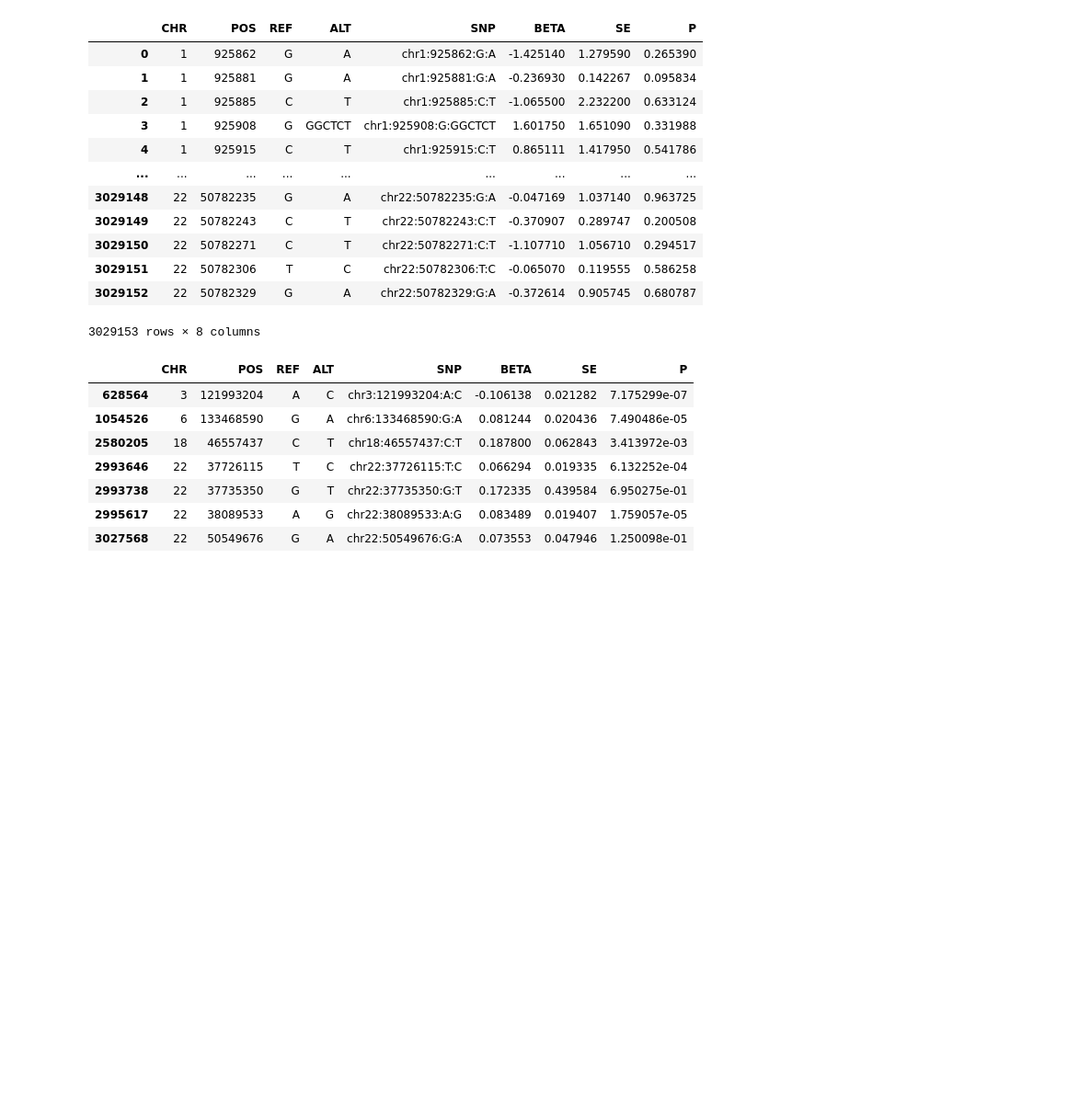
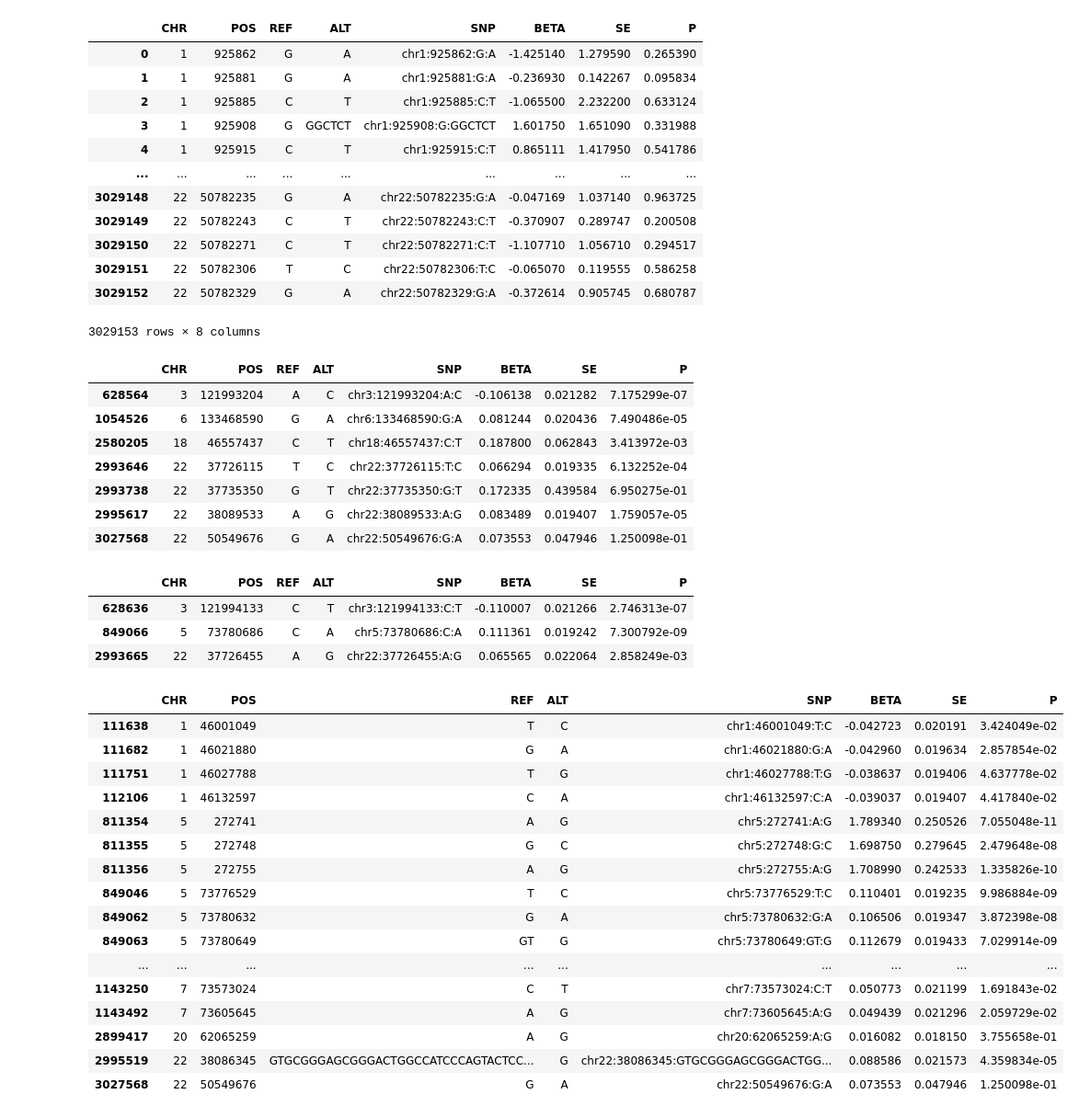
Before and after one commit to statgenetics/UKBB_GWAS_dev, a Jupyter notebook: workflow/030722_GenexNoise_interaction.ipynb, the cells around one changed output. Shown at 92% size. Cells and saved outputs as stored; diff of their text form; code cells hidden in the pictures; blank space fills up the shorter version.

```diff
--- a/workflow/030722_GenexNoise_interaction.ipynb
+++ b/workflow/030722_GenexNoise_interaction.ipynb
@@ -3243,6 +3263,34 @@ stat[stat["SNP"].isin(knownvar["varID_hg38"].to_list())]
 | 2993738 | 22 | 37735350 | G | T | chr22:37735350:G:T | 0.172335 | 0.439584 | 6.950275e-01 |
 | 2995617 | 22 | 38089533 | A | G | chr22:38089533:A:G | 0.083489 | 0.019407 | 1.759057e-05 |
 | 3027568 | 22 | 50549676 | G | A | chr22:50549676:G:A | 0.073553 | 0.047946 | 1.250098e-01 |
+# %%
+stat[stat["SNP"].isin(knownvar["varID_hg38_flip"].to_list())]
+# %% [output]
+|  | CHR | POS | REF | ALT | SNP | BETA | SE | P |
+| 628636 | 3 | 121994133 | C | T | chr3:121994133:C:T | -0.110007 | 0.021266 | 2.746313e-07 |
+| 849066 | 5 | 73780686 | C | A | chr5:73780686:C:A | 0.111361 | 0.019242 | 7.300792e-09 |
+| 2993665 | 22 | 37726455 | A | G | chr22:37726455:A:G | 0.065565 | 0.022064 | 2.858249e-03 |
+# %%
+snplist = pd.read_csv("~/UKBiobank/results/REGENIE_results/results_exome_data/051722_interaction_sex/vairants_of_interest.txt",header=None)[0].to_list()
+stat[stat["SNP"].isin(snplist)]
+# %% [output]
+|  | CHR | POS | REF | ALT | SNP | BETA | SE | P |
+| 111638 | 1 | 46001049 | T | C | chr1:46001049:T:C | -0.042723 | 0.020191 | 3.424049e-02 |
+| 111682 | 1 | 46021880 | G | A | chr1:46021880:G:A | -0.042960 | 0.019634 | 2.857854e-02 |
+| 111751 | 1 | 46027788 | T | G | chr1:46027788:T:G | -0.038637 | 0.019406 | 4.637778e-02 |
+| 112106 | 1 | 46132597 | C | A | chr1:46132597:C:A | -0.039037 | 0.019407 | 4.417840e-02 |
+| 811354 | 5 | 272741 | A | G | chr5:272741:A:G | 1.789340 | 0.250526 | 7.055048e-11 |
+| 811355 | 5 | 272748 | G | C | chr5:272748:G:C | 1.698750 | 0.279645 | 2.479648e-08 |
+| 811356 | 5 | 272755 | A | G | chr5:272755:A:G | 1.708990 | 0.242533 | 1.335826e-10 |
+| 849046 | 5 | 73776529 | T | C | chr5:73776529:T:C | 0.110401 | 0.019235 | 9.986884e-09 |
+| 849062 | 5 | 73780632 | G | A | chr5:73780632:G:A | 0.106506 | 0.019347 | 3.872398e-08 |
+| 849063 | 5 | 73780649 | GT | G | chr5:73780649:GT:G | 0.112679 | 0.019433 | 7.029914e-09 |
+| ... | ... | ... | ... | ... | ... | ... | ... | ... |
+| 1143250 | 7 | 73573024 | C | T | chr7:73573024:C:T | 0.050773 | 0.021199 | 1.691843e-02 |
+| 1143492 | 7 | 73605645 | A | G | chr7:73605645:A:G | 0.049439 | 0.021296 | 2.059729e-02 |
+| 2899417 | 20 | 62065259 | A | G | chr20:62065259:A:G | 0.016082 | 0.018150 | 3.755658e-01 |
+| 2995519 | 22 | 38086345 | GTGCGGGAGCGGGACTGGCCATCCCAGTACTCC... | G | chr22:38086345:GTGCGGGAGCGGGACTGG... | 0.088586 | 0.021573 | 4.359834e-05 |
+| 3027568 | 22 | 50549676 | G | A | chr22:50549676:G:A | 0.073553 | 0.047946 | 1.250098e-01 |
 # %%
 result = knownvar.merge(stat[["SNP","P"]], how="left",left_on="varID_hg38",right_on="SNP")
 result = result.drop(["SNP"],axis=1)
```
Also changed, not shown: parts of 4 cells of this notebook.
